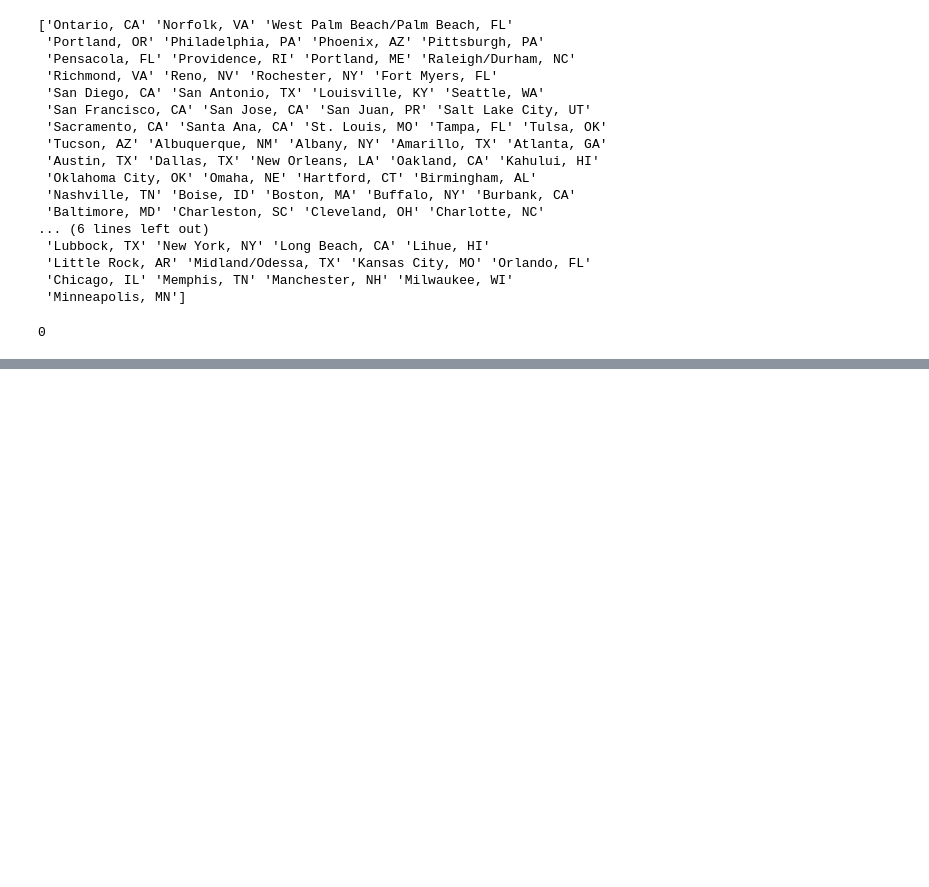
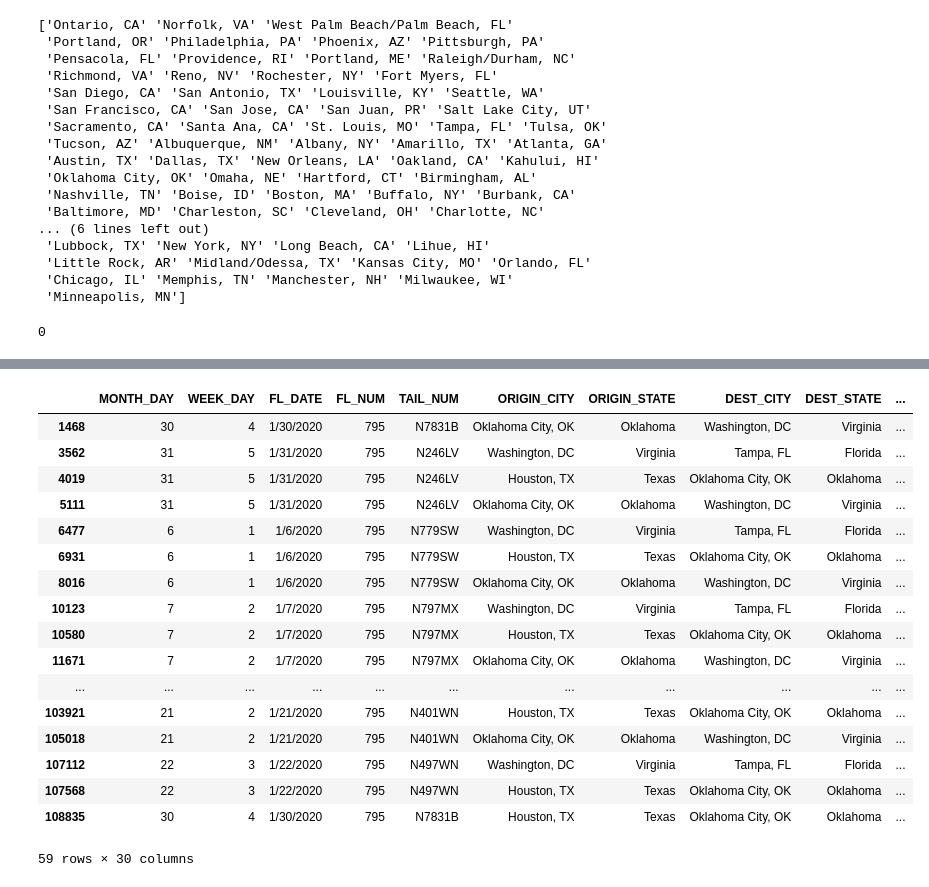
Before and after one commit to NawafNazer/Data_Science, a Jupyter notebook: My_Project.ipynb, the cells around one changed output, grey strips where cells are left out. Drawn from its saved outputs; the diff is of its cells as text; code cells hidden in the pictures; blank space fills up the shorter version.

```diff
--- a/My_Project.ipynb
+++ b/My_Project.ipynb
@@ -117,0 +170,7 @@ dtype: int64
+# %%
+#replac null with 0
+df['CARRIER_DELAY'] = df['CARRIER_DELAY'].fillna(0)
+df['WEATHER_DELAY'] = df['WEATHER_DELAY'].fillna(0)
+df['NAS_DELAY'] = df['NAS_DELAY'].fillna(0)
+df['SECURITY_DELAY'] = df['SECURITY_DELAY'].fillna(0)
+df['LATE_AIRCRAFT_DELAY'] = df['LATE_AIRCRAFT_DELAY'].fillna(0)
@@ -118,3 +181,10 @@ dtype: int64
+# %%
+#remove raw with null
+df = df[df.WHEELS_ON.notnull()]
+df = df[df.TAXI_IN.notnull()]
+df = df[df.ARR_TIME.notnull()]
+df = df[df.ACTUAL_ELAPSED_TIME.notnull()]
+df = df[df.AIR_TIME.notnull()]
 # %%
 df.describe()
 # %% [output]
@@ -215,0 +304,21 @@ Name: ORIGIN_CITY, Length: 88, dtype: int64
+# %%
+df[df['FL_NUM'] == 795]  # This will desplay all flight number 795
+# %% [output]
+|  | MONTH_DAY | WEEK_DAY | FL_DATE | FL_NUM | TAIL_NUM | ORIGIN_CITY | ORIGIN_STATE | DEST_CITY | DEST_STATE | ... |
+| 1468 | 30 | 4 | 1/30/2020 | 795 | N7831B | Oklahoma City, OK | Oklahoma | Washington, DC | Virginia | ... |
+| 3562 | 31 | 5 | 1/31/2020 | 795 | N246LV | Washington, DC | Virginia | Tampa, FL | Florida | ... |
+| 4019 | 31 | 5 | 1/31/2020 | 795 | N246LV | Houston, TX | Texas | Oklahoma City, OK | Oklahoma | ... |
+| 5111 | 31 | 5 | 1/31/2020 | 795 | N246LV | Oklahoma City, OK | Oklahoma | Washington, DC | Virginia | ... |
+| 6477 | 6 | 1 | 1/6/2020 | 795 | N779SW | Washington, DC | Virginia | Tampa, FL | Florida | ... |
+| 6931 | 6 | 1 | 1/6/2020 | 795 | N779SW | Houston, TX | Texas | Oklahoma City, OK | Oklahoma | ... |
+| 8016 | 6 | 1 | 1/6/2020 | 795 | N779SW | Oklahoma City, OK | Oklahoma | Washington, DC | Virginia | ... |
+| 10123 | 7 | 2 | 1/7/2020 | 795 | N797MX | Washington, DC | Virginia | Tampa, FL | Florida | ... |
+| 10580 | 7 | 2 | 1/7/2020 | 795 | N797MX | Houston, TX | Texas | Oklahoma City, OK | Oklahoma | ... |
+| 11671 | 7 | 2 | 1/7/2020 | 795 | N797MX | Oklahoma City, OK | Oklahoma | Washington, DC | Virginia | ... |
+| ... | ... | ... | ... | ... | ... | ... | ... | ... | ... | ... |
+| 103921 | 21 | 2 | 1/21/2020 | 795 | N401WN | Houston, TX | Texas | Oklahoma City, OK | Oklahoma | ... |
+| 105018 | 21 | 2 | 1/21/2020 | 795 | N401WN | Oklahoma City, OK | Oklahoma | Washington, DC | Virginia | ... |
+| 107112 | 22 | 3 | 1/22/2020 | 795 | N497WN | Washington, DC | Virginia | Tampa, FL | Florida | ... |
+| 107568 | 22 | 3 | 1/22/2020 | 795 | N497WN | Houston, TX | Texas | Oklahoma City, OK | Oklahoma | ... |
+| 108835 | 30 | 4 | 1/30/2020 | 795 | N7831B | Houston, TX | Texas | Oklahoma City, OK | Oklahoma | ... |
+59 rows × 30 columns
```
Also changed, not shown: parts of 31 cells of this notebook.
